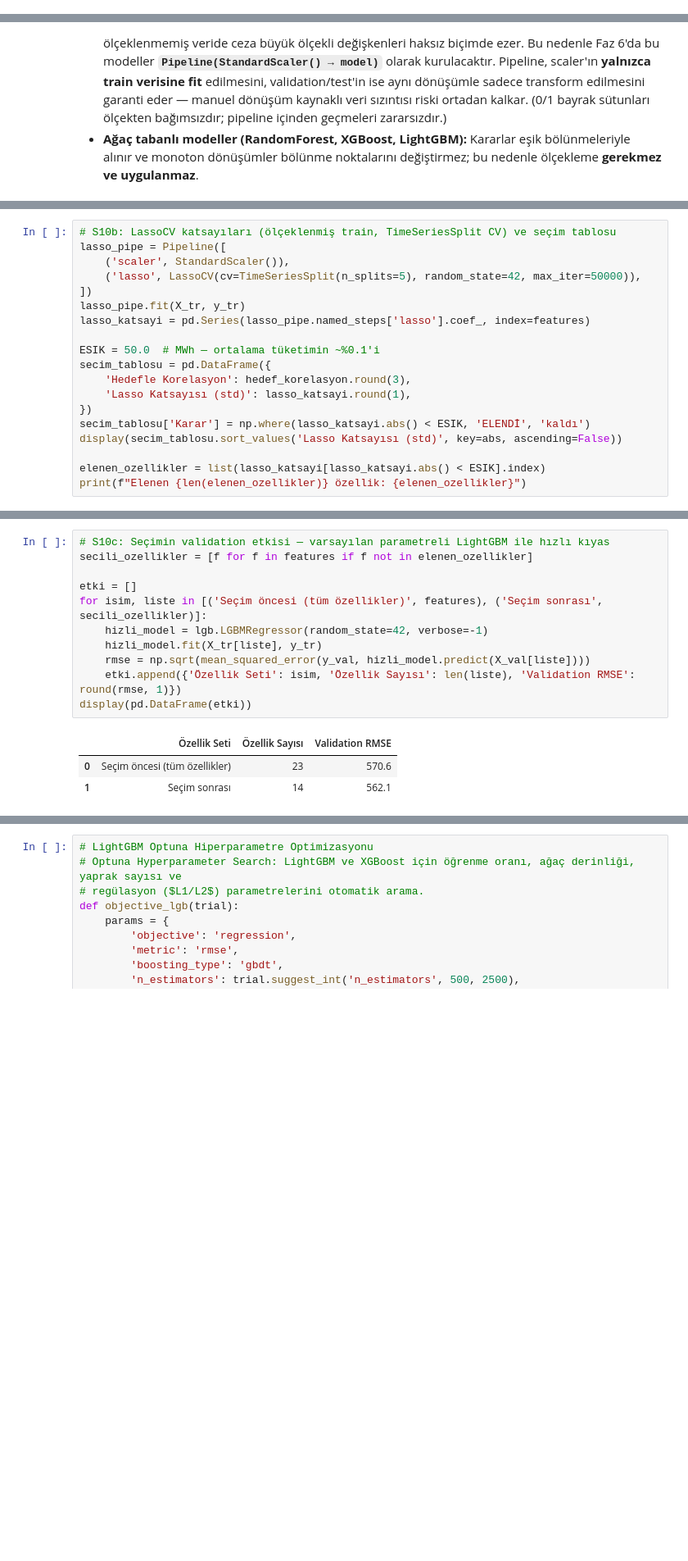
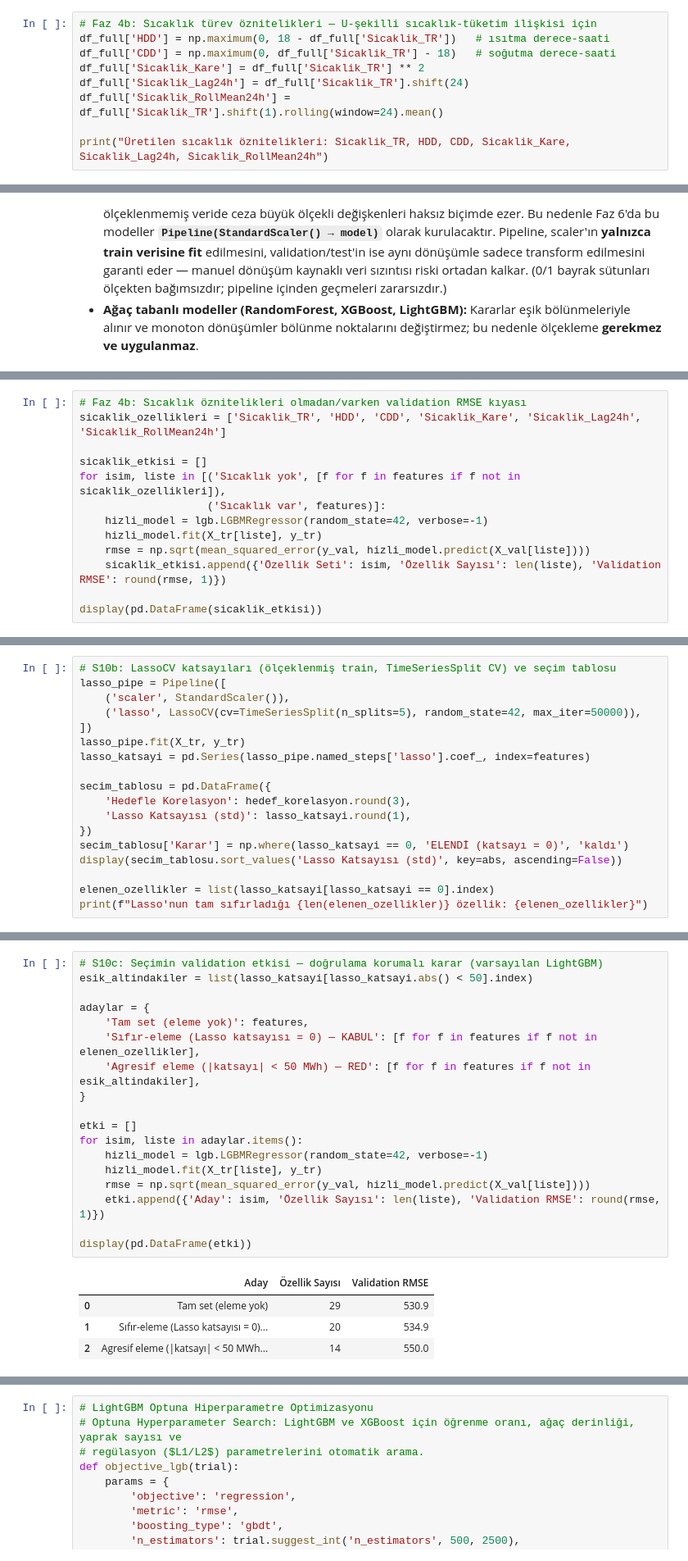
Before and after one commit to mcaglarilkay/epias-tuketim-tahmini, a Jupyter notebook: epias_final.ipynb, the cells around one changed output, grey strips where cells are left out. Shown at 82% size. Saved outputs shown, nothing was run; the diff lists cells and outputs as text; blank space fills up the shorter version.

```diff
--- a/epias_final.ipynb
+++ b/epias_final.ipynb
@@ -627,0 +674,9 @@ Ramazan olarak işaretlenen saat: 1392 (58 gün)
+# %%
+# Faz 4b: Sıcaklık türev öznitelikleri — U-şekilli sıcaklık-tüketim ilişkisi için
+df_full['HDD'] = np.maximum(0, 18 - df_full['Sicaklik_TR'])   # ısıtma derece-saati
+df_full['CDD'] = np.maximum(0, df_full['Sicaklik_TR'] - 18)   # soğutma derece-saati
+df_full['Sicaklik_Kare'] = df_full['Sicaklik_TR'] ** 2
+df_full['Sicaklik_Lag24h'] = df_full['Sicaklik_TR'].shift(24)
+df_full['Sicaklik_RollMean24h'] = df_full['Sicaklik_TR'].shift(1).rolling(window=24).mean()
+
+print("Üretilen sıcaklık öznitelikleri: Sicaklik_TR, HDD, CDD, Sicaklik_Kare, Sicaklik_Lag24h, Sicaklik_RollMean24h")
@@ -733,0 +795,13 @@ Kullanılan Özellik Sayısı: 23
+# %%
+# Faz 4b: Sıcaklık öznitelikleri olmadan/varken validation RMSE kıyası
+sicaklik_ozellikleri = ['Sicaklik_TR', 'HDD', 'CDD', 'Sicaklik_Kare', 'Sicaklik_Lag24h', 'Sicaklik_RollMean24h']
+
+sicaklik_etkisi = []
+for isim, liste in [('Sıcaklık yok', [f for f in features if f not in sicaklik_ozellikleri]),
+                    ('Sıcaklık var', features)]:
+    hizli_model = lgb.LGBMRegressor(random_state=42, verbose=-1)
+    hizli_model.fit(X_tr[liste], y_tr)
+    rmse = np.sqrt(mean_squared_error(y_val, hizli_model.predict(X_val[liste])))
+    sicaklik_etkisi.append({'Özellik Seti': isim, 'Özellik Sayısı': len(liste), 'Validation RMSE': round(rmse, 1)})
+
+display(pd.DataFrame(sicaklik_etkisi))
@@ -771,15 +849,14 @@ lasso_pipe = Pipeline([
 lasso_pipe.fit(X_tr, y_tr)
 lasso_katsayi = pd.Series(lasso_pipe.named_steps['lasso'].coef_, index=features)
 
-ESIK = 50.0  # MWh — ortalama tüketimin ~%0.1'i
 secim_tablosu = pd.DataFrame({
     'Hedefle Korelasyon': hedef_korelasyon.round(3),
     'Lasso Katsayısı (std)': lasso_katsayi.round(1),
 })
-secim_tablosu['Karar'] = np.where(lasso_katsayi.abs() < ESIK, 'ELENDİ', 'kaldı')
+secim_tablosu['Karar'] = np.where(lasso_katsayi == 0, 'ELENDİ (katsayı = 0)', 'kaldı')
 display(secim_tablosu.sort_values('Lasso Katsayısı (std)', key=abs, ascending=False))
 
-elenen_ozellikler = list(lasso_katsayi[lasso_katsayi.abs() < ESIK].index)
-print(f"Elenen {len(elenen_ozellikler)} özellik: {elenen_ozellikler}")
+elenen_ozellikler = list(lasso_katsayi[lasso_katsayi == 0].index)
+print(f"Lasso'nun tam sıfırladığı {len(elenen_ozellikler)} özellik: {elenen_ozellikler}")
 # %% [output]
 |  | Hedefle Korelasyon | Lasso Katsayısı (std) | Karar |
@@ -803,16 +880,24 @@ Elenen 9 özellik: ['Gun', 'Hafta_Sonu_Mu', 'PTF (TL/MWh)_Lag1', 'PTF (USD/MWh)_
 # %%
-# S10c: Seçimin validation etkisi — varsayılan parametreli LightGBM ile hızlı kıyas
-secili_ozellikler = [f for f in features if f not in elenen_ozellikler]
+# S10c: Seçimin validation etkisi — doğrulama korumalı karar (varsayılan LightGBM)
+esik_altindakiler = list(lasso_katsayi[lasso_katsayi.abs() < 50].index)
+
+adaylar = {
+    'Tam set (eleme yok)': features,
+    'Sıfır-eleme (Lasso katsayısı = 0) — KABUL': [f for f in features if f not in elenen_ozellikler],
+    'Agresif eleme (|katsayı| < 50 MWh) — RED': [f for f in features if f not in esik_altindakiler],
+}
 
 etki = []
-for isim, liste in [('Seçim öncesi (tüm özellikler)', features), ('Seçim sonrası', secili_ozellikler)]:
+for isim, liste in adaylar.items():
     hizli_model = lgb.LGBMRegressor(random_state=42, verbose=-1)
     hizli_model.fit(X_tr[liste], y_tr)
     rmse = np.sqrt(mean_squared_error(y_val, hizli_model.predict(X_val[liste])))
-    etki.append({'Özellik Seti': isim, 'Özellik Sayısı': len(liste), 'Validation RMSE': round(rmse, 1)})
+    etki.append({'Aday': isim, 'Özellik Sayısı': len(liste), 'Validation RMSE': round(rmse, 1)})
+
 display(pd.DataFrame(etki))
 # %% [output]
-|  | Özellik Seti | Özellik Sayısı | Validation RMSE |
-| 0 | Seçim öncesi (tüm özellikler) | 23 | 570.6 |
-| 1 | Seçim sonrası | 14 | 562.1 |
+|  | Aday | Özellik Sayısı | Validation RMSE |
+| 0 | Tam set (eleme yok) | 29 | 530.9 |
+| 1 | Sıfır-eleme (Lasso katsayısı = 0)... | 20 | 534.9 |
+| 2 | Agresif eleme (|katsayı| < 50 MWh... | 14 | 550.0 |
 # %% [markdown]
```
Also changed, not shown: parts of 35 cells of this notebook, 1 other file.
